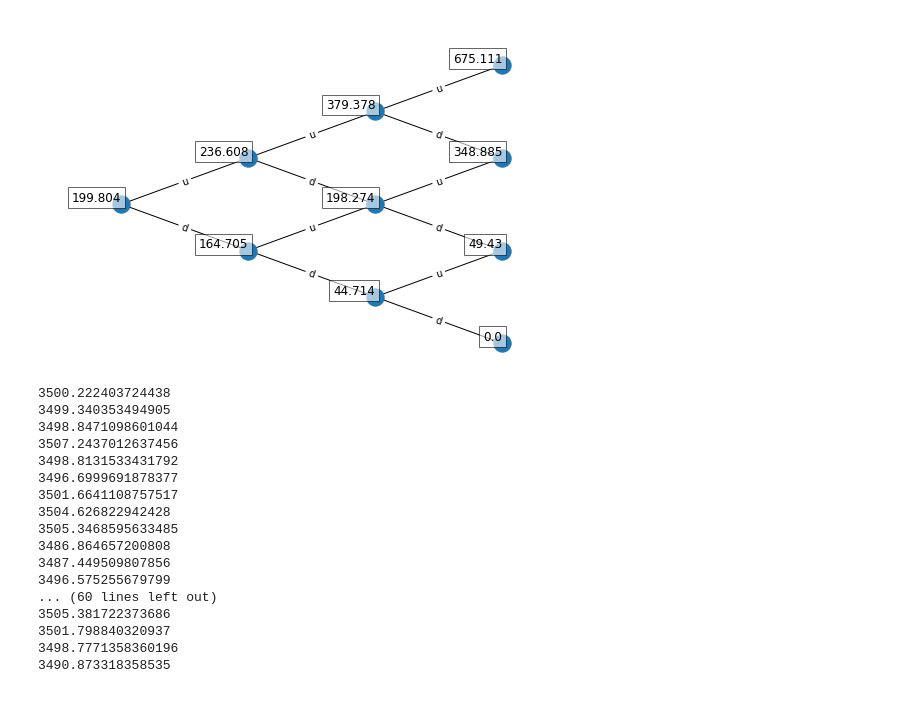
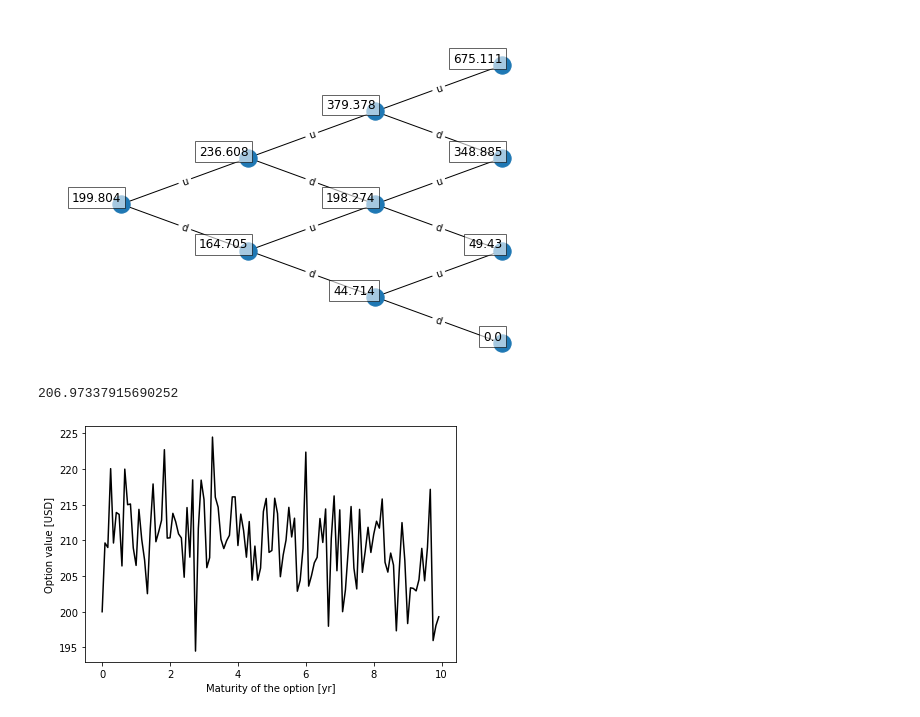
Before and after one commit to LuukOudshoorn25/SPFDM1, a Jupyter notebook: SPFDM 1.ipynb, the cells around one changed output. Drawn from its saved outputs; the diff is of its cells as text; code cells hidden in the pictures.

Commit message:
Added sensitivity plots

```diff
--- a/SPFDM 1.ipynb
+++ b/SPFDM 1.ipynb
@@ -543,12 +543,12 @@ class MonteCarlo():
         self.rf = np.log((1+0.005/4)**4)
         self.sigma = np.sqrt(12)*0.0428156
         self.K     = K
-        self.x0 = np.log(2237)
+        self.x0 = np.log(3500)
         halflife = 1/6
         if not eta:
             self.eta = np.log(2)/halflife
         else:
-            eta = eta
+            self.eta = eta
         self.ltm = 3500 # long term mean
         self.xmean = np.log(self.ltm)# - self.sigma**2/(2*self.eta)
         self.dT = T/Nsteps
@@ -626,32 +626,46 @@ class MonteCarlo():
         elif optiontype == 'put':
             optionvalues = np.max(np.vstack((np.zeros(len(finalprices)),self.K-finalprices)),axis=0)
         optionvalue = np.mean(optionvalues)
+        # Discount to present value
+        optionvalue = np.exp(-self.rf*self.T) * optionvalue
         return optionvalue
 
-MC = MonteCarlo(200,5000,1.5,startingprice)
-#%time MC.plot_many()
+MC = MonteCarlo(4000,5000,3/12,startingprice)
+MC.option_price()
+# %% [output]
+206.97337915690252
-# %%
-# Investigate sensitivity to eta
-def sensitivity(eta):
-    MC = MonteCarlo(1000,5000,1.5,3500, eta)
-
-etas = np.arange(0,10,0.1)
-[sensitivity(w) for w in etas]
-# %% [output]
-3500.222403724438
-3499.340353494905
-3498.8471098601044
-3507.2437012637456
-3498.8131533431792
-3496.6999691878377
-3501.6641108757517
-3504.626822942428
-3505.3468595633485
-3486.864657200808
-3487.449509807856
-3496.575255679799
-... (60 lines left out)
-3505.381722373686
-3501.798840320937
-3498.7771358360196
-3490.873318358535
+# %%
+# Investigate sensitivity to eta
+def sensitivity_eta():
+    halflifes = np.arange(1/12,10,1/12)
+    etas = np.log(2)/halflifes
+    prices = np.zeros(len(etas))
+    for i,eta in enumerate(etas):
+        MC = MonteCarlo(50000,1000,1.5,3500,3300,eta)
+        prices[i] = MC.option_price()
+    return halflifes,prices
+halflifes,prices = sensitivity_eta()
+
+plt.plot(halflifes,prices, color='black')
+plt.xlabel('Half-life time [yr]')
+plt.ylabel('Option value [USD]')
+plt.tight_layout()
+plt.savefig('optionsensitivity_halflife.pdf')
+# %%
+# Investigate sensitivity to eta
+def sensitivity_maturity():
+    maturity = np.arange(0,10,1/12)
+    prices = np.zeros(len(maturity))
+    for i,T in enumerate(maturity):
+        MC = MonteCarlo(1000,1000,T,3500,3300)
+        prices[i] = MC.option_price()
+    return maturity,prices
+maturity,prices = sensitivity_maturity()
+
+plt.plot(maturity,prices, color='black')
+plt.xlabel('Maturity of the option [yr]')
+plt.ylabel('Option value [USD]')
+plt.tight_layout()
+plt.savefig('optionsensitivity_maturity.pdf')
+# %% [output]
+[figure, added]
```
